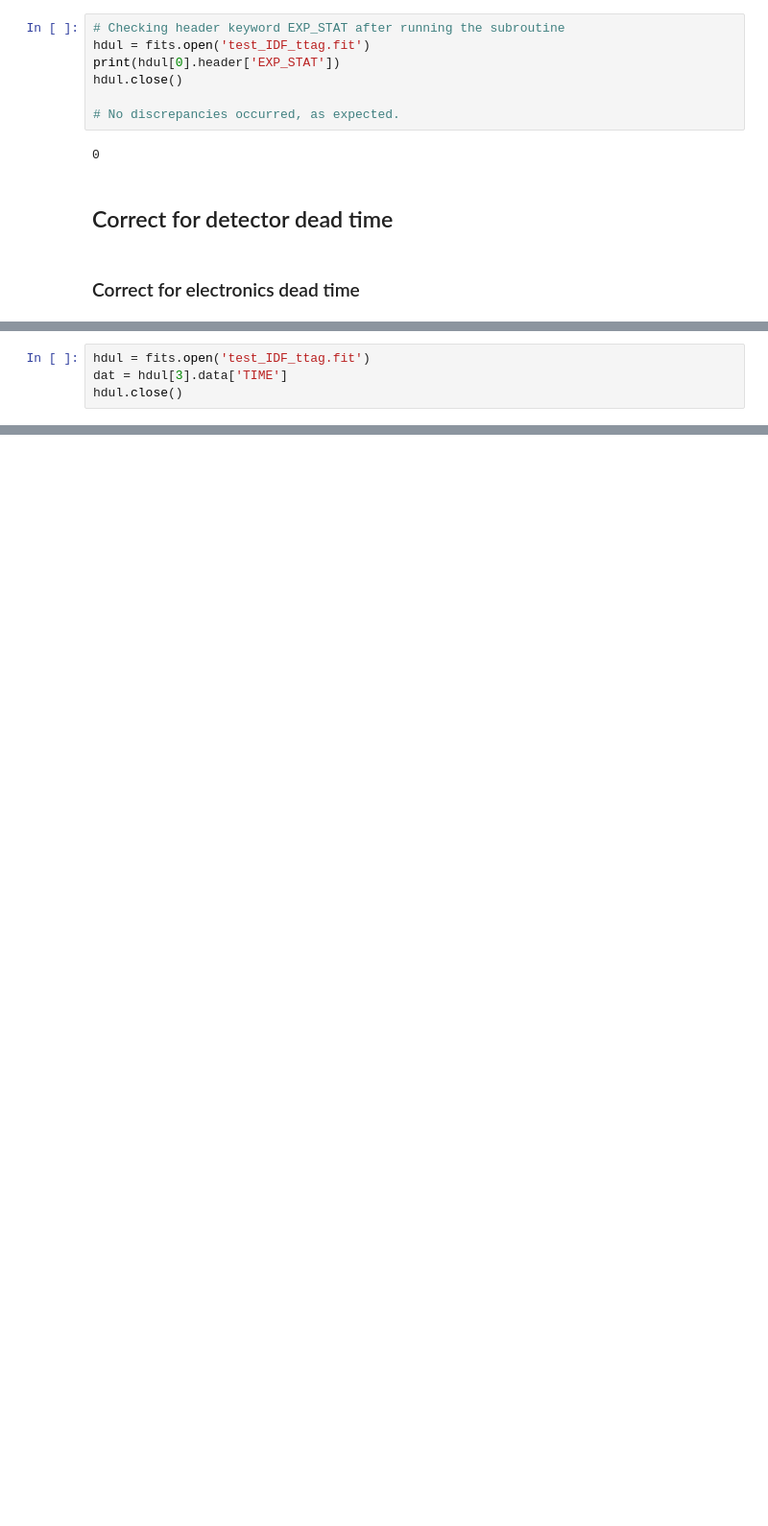
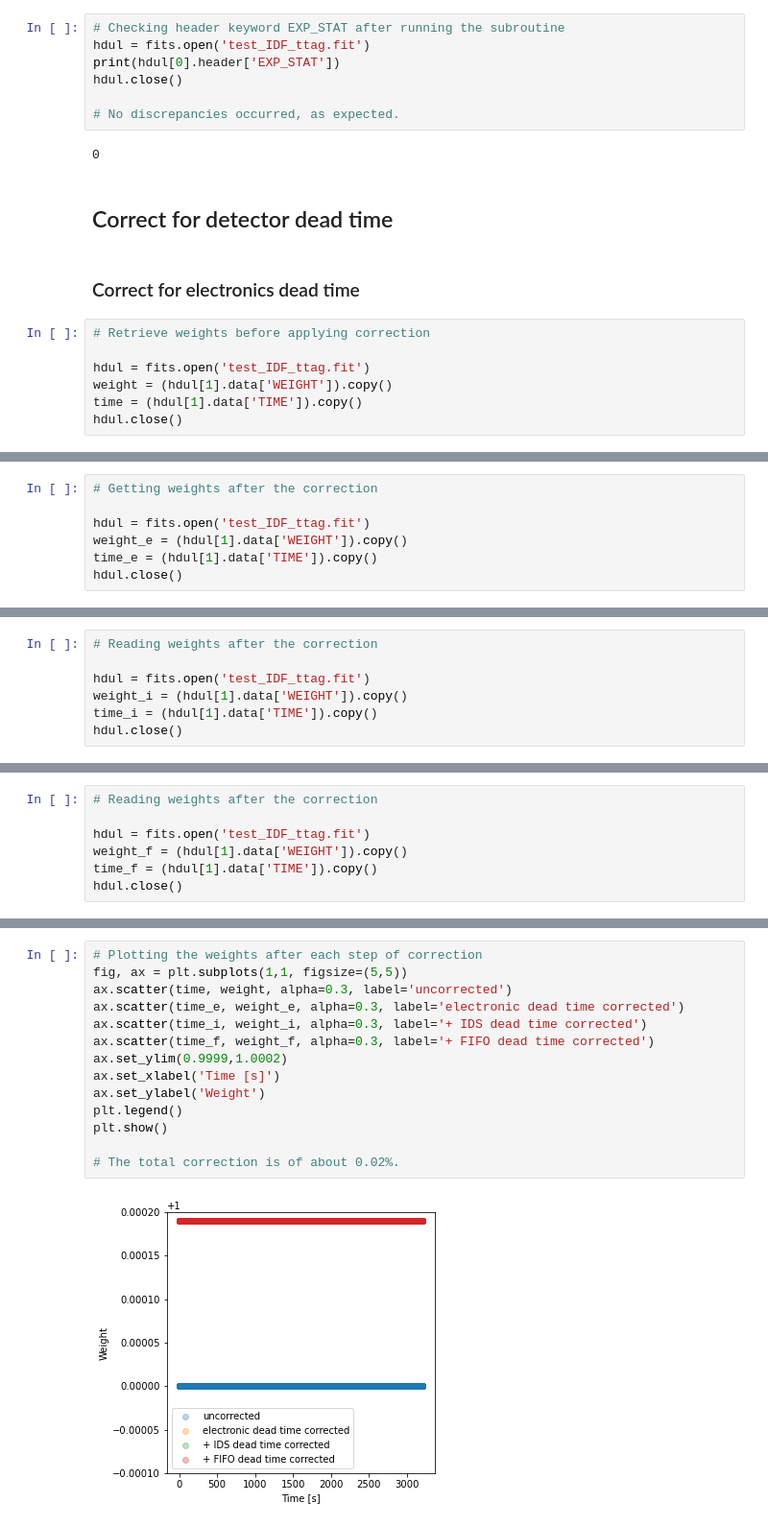
Before and after one commit to kepplerm/FUSE_pipeline_exploration, a Jupyter notebook: pipeline_exploration.ipynb, the cells around one changed output, grey strips where cells are left out. Shown at 96% size. Saved outputs shown, nothing was run; the diff lists cells and outputs as text; blank space fills up the shorter version.

Commit message:
Added dead time correction

```diff
--- a/pipeline_exploration.ipynb
+++ b/pipeline_exploration.ipynb
@@ -196,3 +197,10 @@ hdul.close()
 ## Correct for detector dead time
 # %% [markdown]
 ### Correct for electronics dead time
+# %%
+# Retrieve weights before applying correction
+
+hdul = fits.open('test_IDF_ttag.fit')
+weight = (hdul[1].data['WEIGHT']).copy()
+time = (hdul[1].data['TIME']).copy()
+hdul.close()
@@ -199,4 +214,7 @@ hdul.close()
 # %%
+# Getting weights after the correction
+
 hdul = fits.open('test_IDF_ttag.fit')
-dat = hdul[3].data['TIME']
+weight_e = (hdul[1].data['WEIGHT']).copy()
+time_e = (hdul[1].data['TIME']).copy()
 hdul.close()
@@ -233,0 +232,7 @@ array([[1., 1., 1., ..., 1., 1., 1.]])
+# %%
+# Reading weights after the correction
+
+hdul = fits.open('test_IDF_ttag.fit')
+weight_i = (hdul[1].data['WEIGHT']).copy()
+time_i = (hdul[1].data['TIME']).copy()
+hdul.close()
@@ -233,0 +250,7 @@ array([[1., 1., 1., ..., 1., 1., 1.]])
+# %%
+# Reading weights after the correction
+
+hdul = fits.open('test_IDF_ttag.fit')
+weight_f = (hdul[1].data['WEIGHT']).copy()
+time_f = (hdul[1].data['TIME']).copy()
+hdul.close()
@@ -233,0 +259,16 @@ array([[1., 1., 1., ..., 1., 1., 1.]])
+# %%
+# Plotting the weights after each step of correction
+fig, ax = plt.subplots(1,1, figsize=(5,5))
+ax.scatter(time, weight, alpha=0.3, label='uncorrected')
+ax.scatter(time_e, weight_e, alpha=0.3, label='electronic dead time corrected')
+ax.scatter(time_i, weight_i, alpha=0.3, label='+ IDS dead time corrected')
+ax.scatter(time_f, weight_f, alpha=0.3, label='+ FIFO dead time corrected')
+ax.set_ylim(0.9999,1.0002)
+ax.set_xlabel('Time [s]')
+ax.set_ylabel('Weight')
+plt.legend()
+plt.show()
+
+# The total correction is of about 0.02%.
+# %% [output]
+[figure, added]
```
Also changed, not shown: parts of 12 cells of this notebook.
